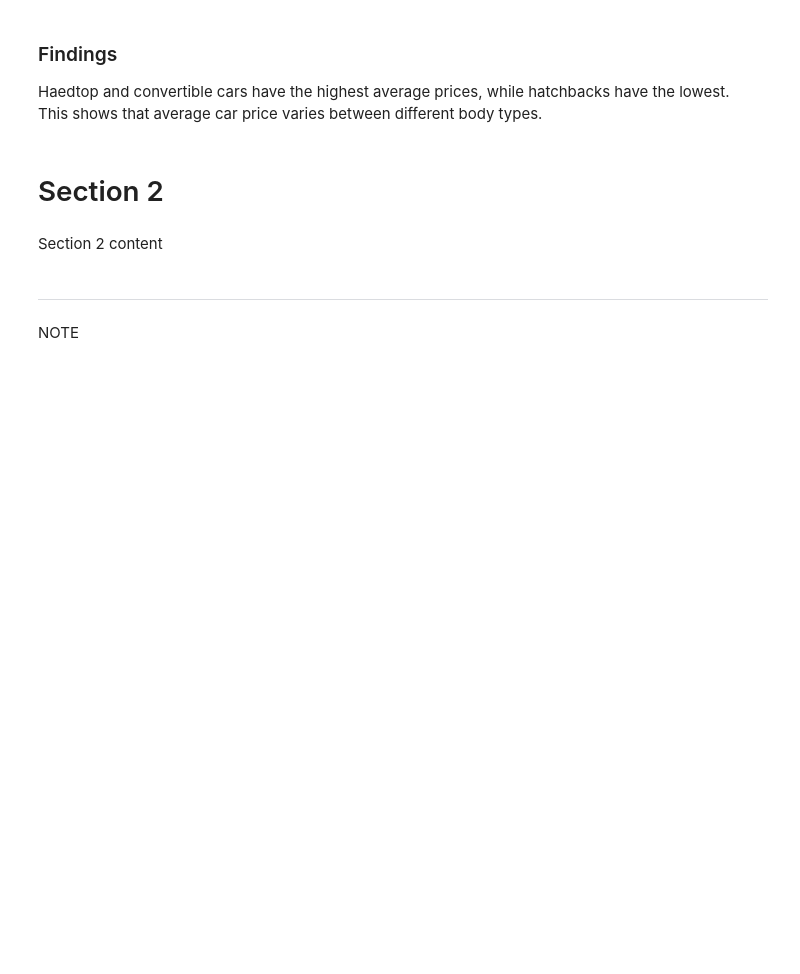
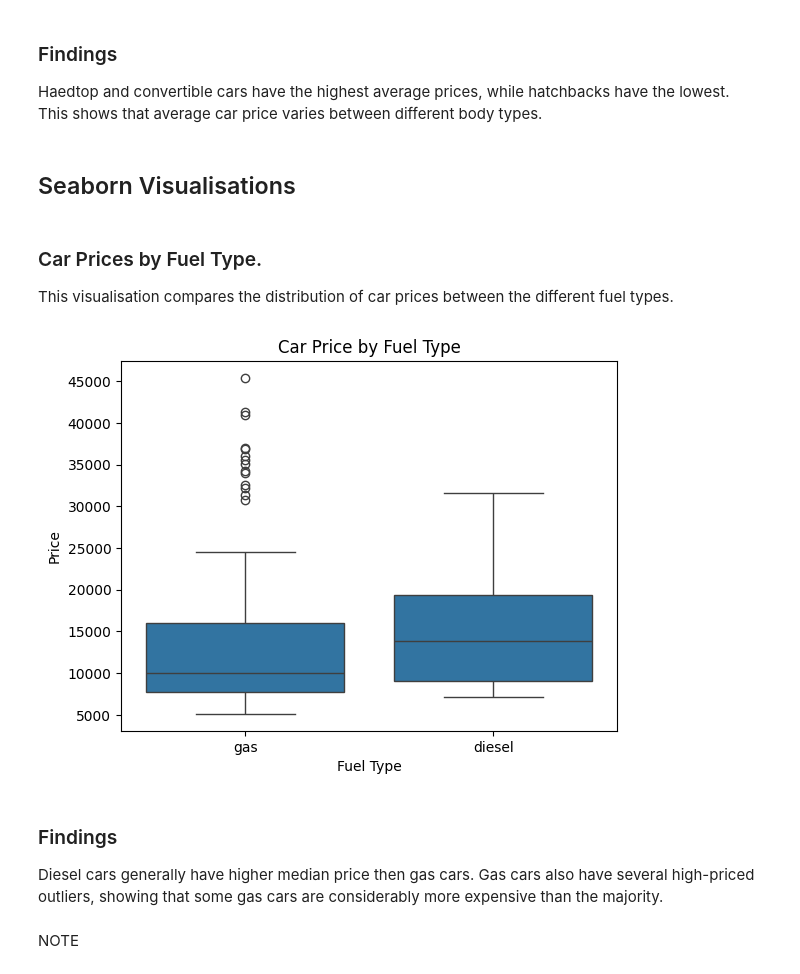
Before and after one commit to LieneRubule/Car-Prices-Analysis-Project-1, a Jupyter notebook: jupyter_notebooks/03_Data_Visualisation.ipynb, the cells around one changed output. Drawn from its saved outputs; the diff is of its cells as text; code cells hidden in the pictures; blank space fills up the shorter version.

Commit message:
Add Seaborn fuel type price boxplot

```diff
--- a/jupyter_notebooks/03_Data_Visualisation.ipynb
+++ b/jupyter_notebooks/03_Data_Visualisation.ipynb
@@ -148,12 +148,26 @@ plt.show()
 
 Haedtop and convertible cars have the highest average prices, while hatchbacks have the lowest.
 This shows that average car price varies between different body types.
-# %% [markdown]
-# Section 2
-# %% [markdown]
-Section 2 content
 # %% [markdown]
----
+## Seaborn Visualisations
+# %% [markdown]
+### Car Prices by Fuel Type.
+
+This visualisation compares the distribution of car prices between the different fuel types.
+# %%
+# Compare car prices by fuel type
+# Code referenced from LMS with small adjustments.
+sns.boxplot(x='fueltype',y='price',data=df)
+plt.xlabel('Fuel Type')
+plt.ylabel('Price')
+plt.title('Car Price by Fuel Type')
+plt.show()
+# %% [output]
+[figure, added]
+# %% [markdown]
+### Findings
+
+Diesel cars generally have higher median price then gas cars. Gas cars also have several high-priced outliers, showing that some gas cars are considerably more expensive than the majority.
 # %% [markdown]
 NOTE
 # %% [markdown]
```
